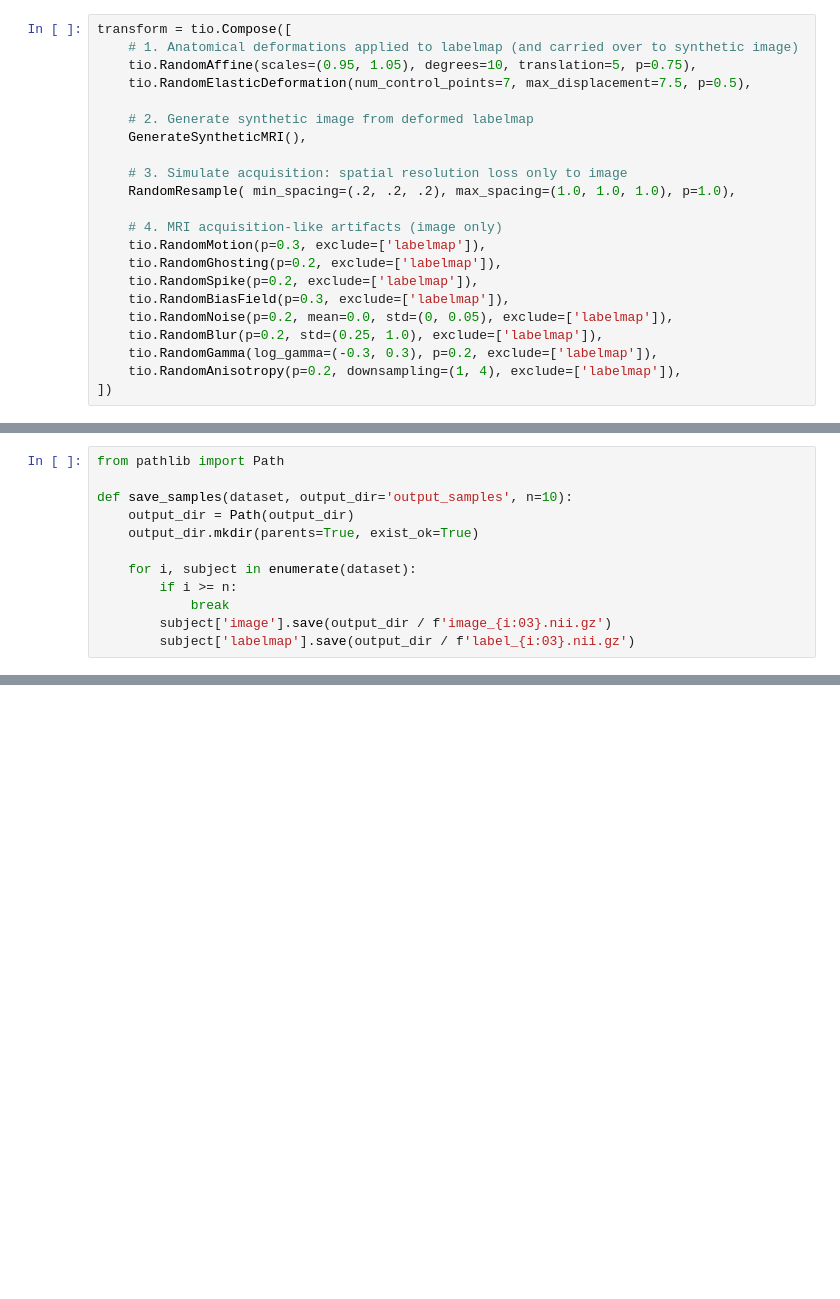
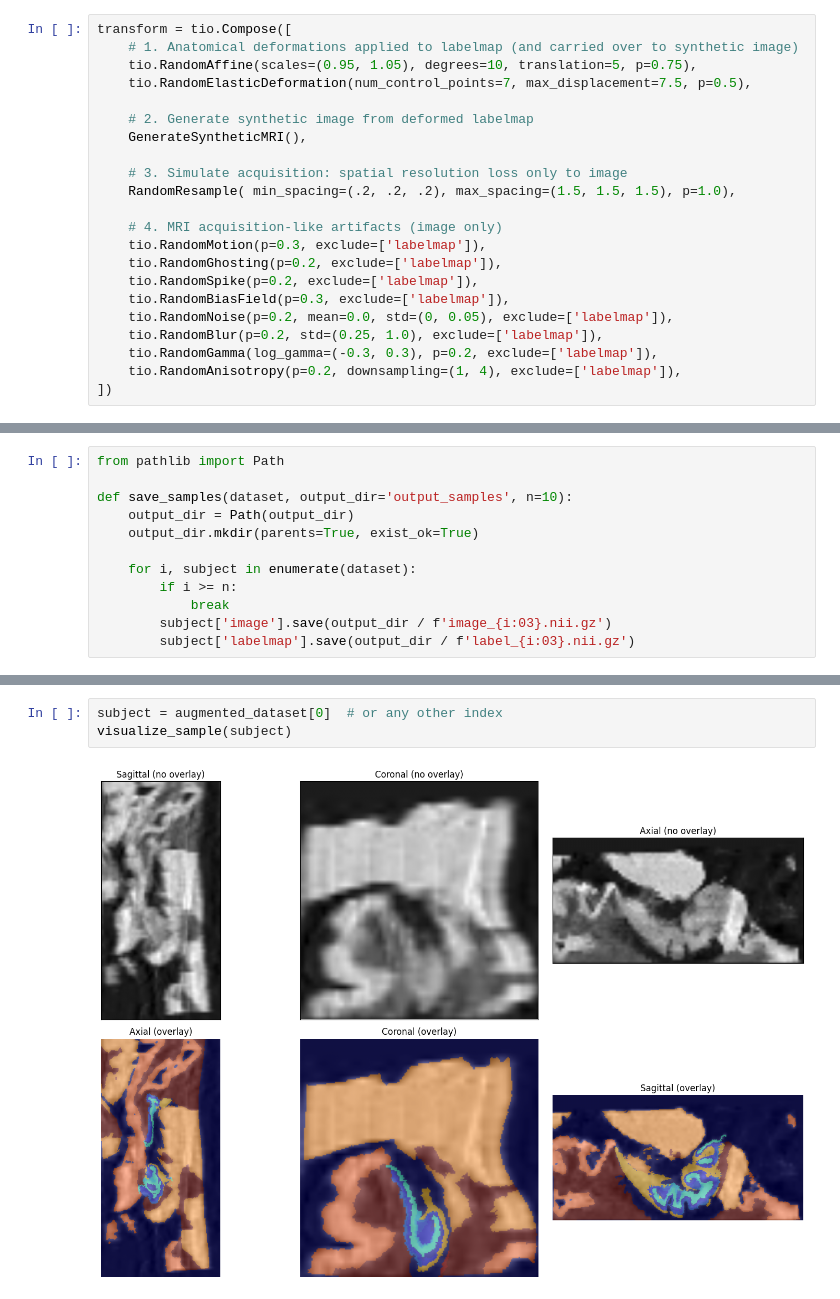
Before and after one commit to jordandekraker/synthlayer, a Jupyter notebook: torchio-loadAndAugment.ipynb, the cells around one changed output, grey strips where cells are left out. Cells and saved outputs as stored; diff of their text form; blank space fills up the shorter version.

Commit message:
added a lovely image example

```diff
--- a/torchio-loadAndAugment.ipynb
+++ b/torchio-loadAndAugment.ipynb
@@ -64,7 +66,7 @@ transform = tio.Compose([
     GenerateSyntheticMRI(),
 
     # 3. Simulate acquisition: spatial resolution loss only to image
-    RandomResample( min_spacing=(.2, .2, .2), max_spacing=(1.0, 1.0, 1.0), p=1.0),
+    RandomResample( min_spacing=(.2, .2, .2), max_spacing=(1.5, 1.5, 1.5), p=1.0),
 
     # 4. MRI acquisition-like artifacts (image only)
     tio.RandomMotion(p=0.3, exclude=['labelmap']),
@@ -95,0 +141,5 @@ save_samples(augmented_dataset, n=10)
+# %%
+subject = augmented_dataset[0]  # or any other index
+visualize_sample(subject)
+# %% [output]
+[figure, added]
```
Also changed, not shown: parts of 3 cells of this notebook.
